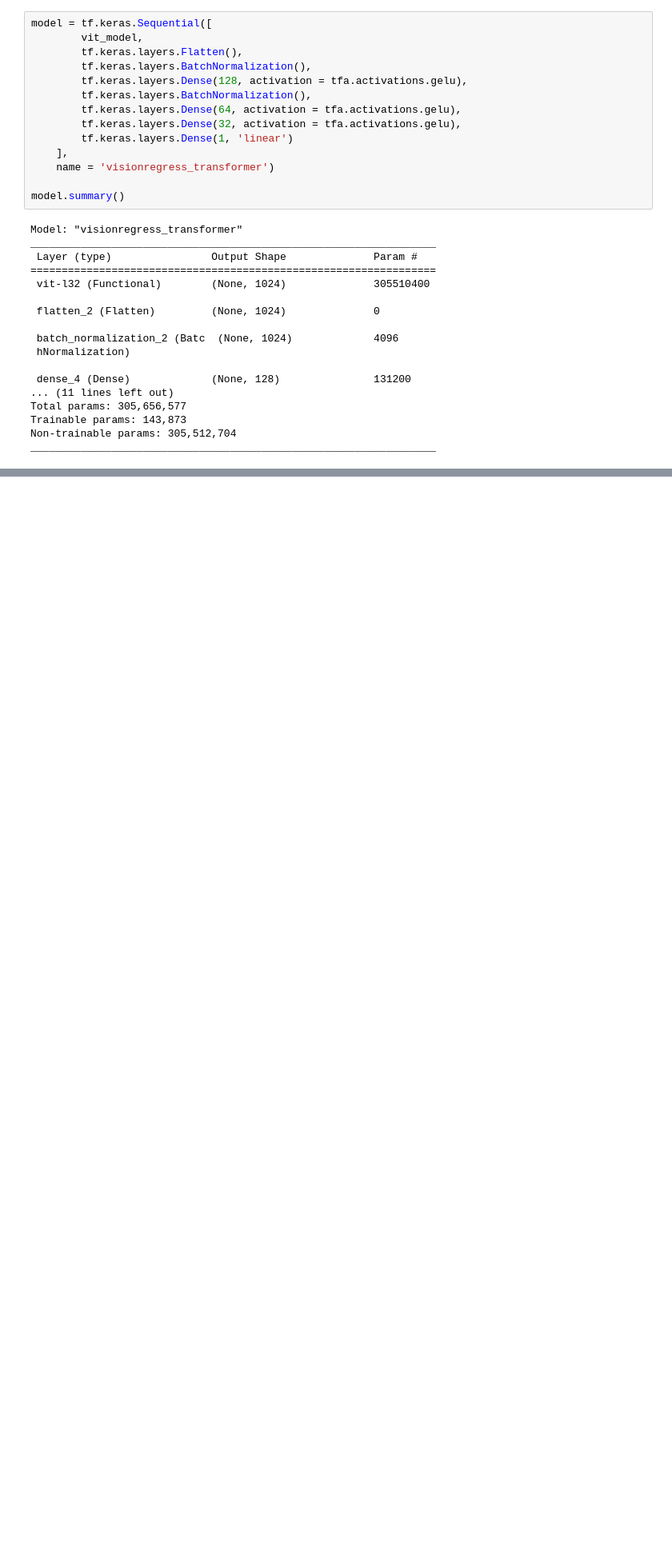
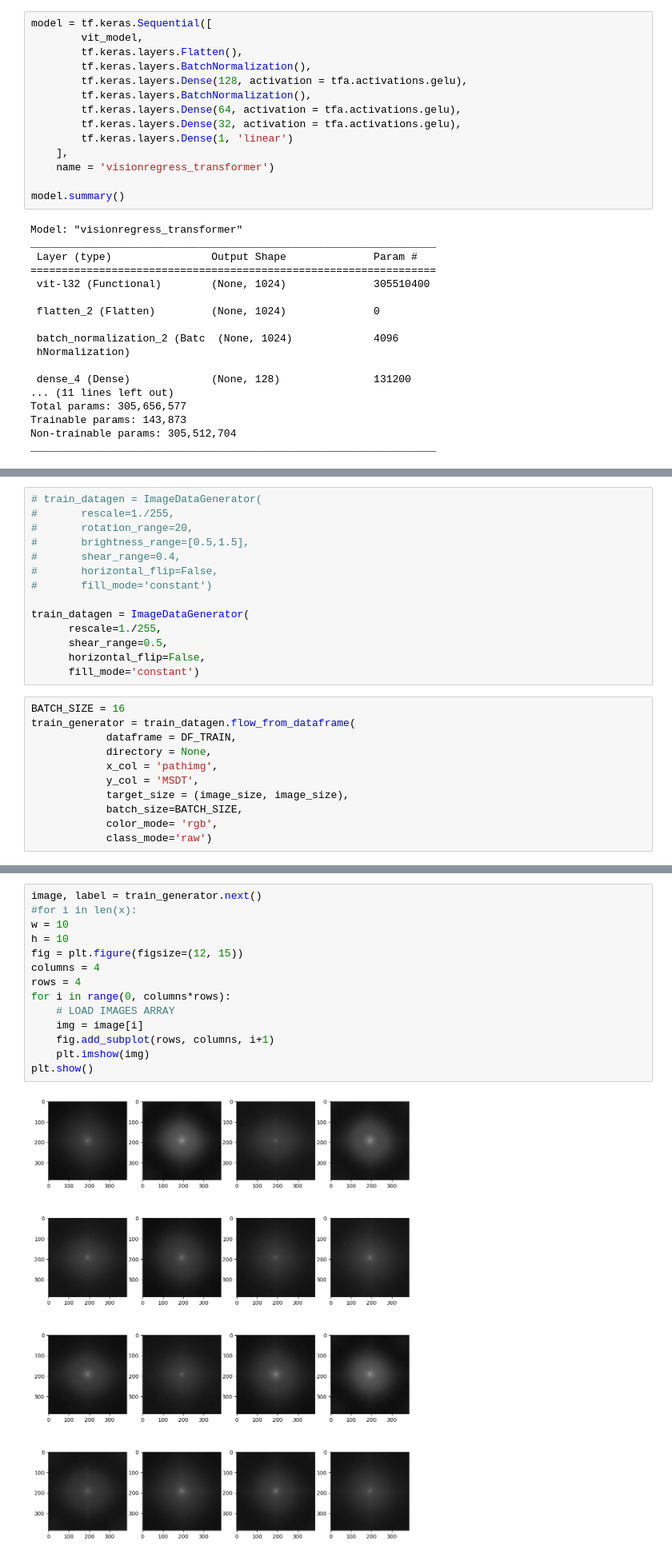
Before and after one commit to WiratchawaKannika/VisionTransformer-LinearRegression_TF, a Jupyter notebook: Vit_Regress-2.ipynb, the cells around one changed output, grey strips where cells are left out. Shown at 80% size. Drawn from its saved outputs; the diff is of its cells as text; blank space fills up the shorter version.

```diff
--- a/Vit_Regress-2.ipynb
+++ b/Vit_Regress-2.ipynb
@@ -490,0 +548,25 @@ ValueError: No such layer: class_token. Existing layers are: ['vit-l32', 'flatte
+# %%
+# train_datagen = ImageDataGenerator(
+#       rescale=1./255,
+#       rotation_range=20,
+#       brightness_range=[0.5,1.5],
+#       shear_range=0.4,
+#       horizontal_flip=False,
+#       fill_mode='constant')
+
+train_datagen = ImageDataGenerator(
+      rescale=1./255,
+      shear_range=0.5,
+      horizontal_flip=False,
+      fill_mode='constant')
+# %%
+BATCH_SIZE = 16
+train_generator = train_datagen.flow_from_dataframe(
+            dataframe = DF_TRAIN,
+            directory = None,
+            x_col = 'pathimg',
+            y_col = 'MSDT',
+            target_size = (image_size, image_size),
+            batch_size=BATCH_SIZE,
+            color_mode= 'rgb',
+            class_mode='raw')
@@ -490,0 +575,16 @@ ValueError: No such layer: class_token. Existing layers are: ['vit-l32', 'flatte
+# %%
+image, label = train_generator.next()
+#for i in len(x):
+w = 10
+h = 10
+fig = plt.figure(figsize=(12, 15))
+columns = 4
+rows = 4
+for i in range(0, columns*rows):
+    # LOAD IMAGES ARRAY
+    img = image[i]
+    fig.add_subplot(rows, columns, i+1)
+    plt.imshow(img)
+plt.show()
+# %% [output]
+[figure, added]
```
Also changed, not shown: parts of 9 cells of this notebook, 4 other files.
